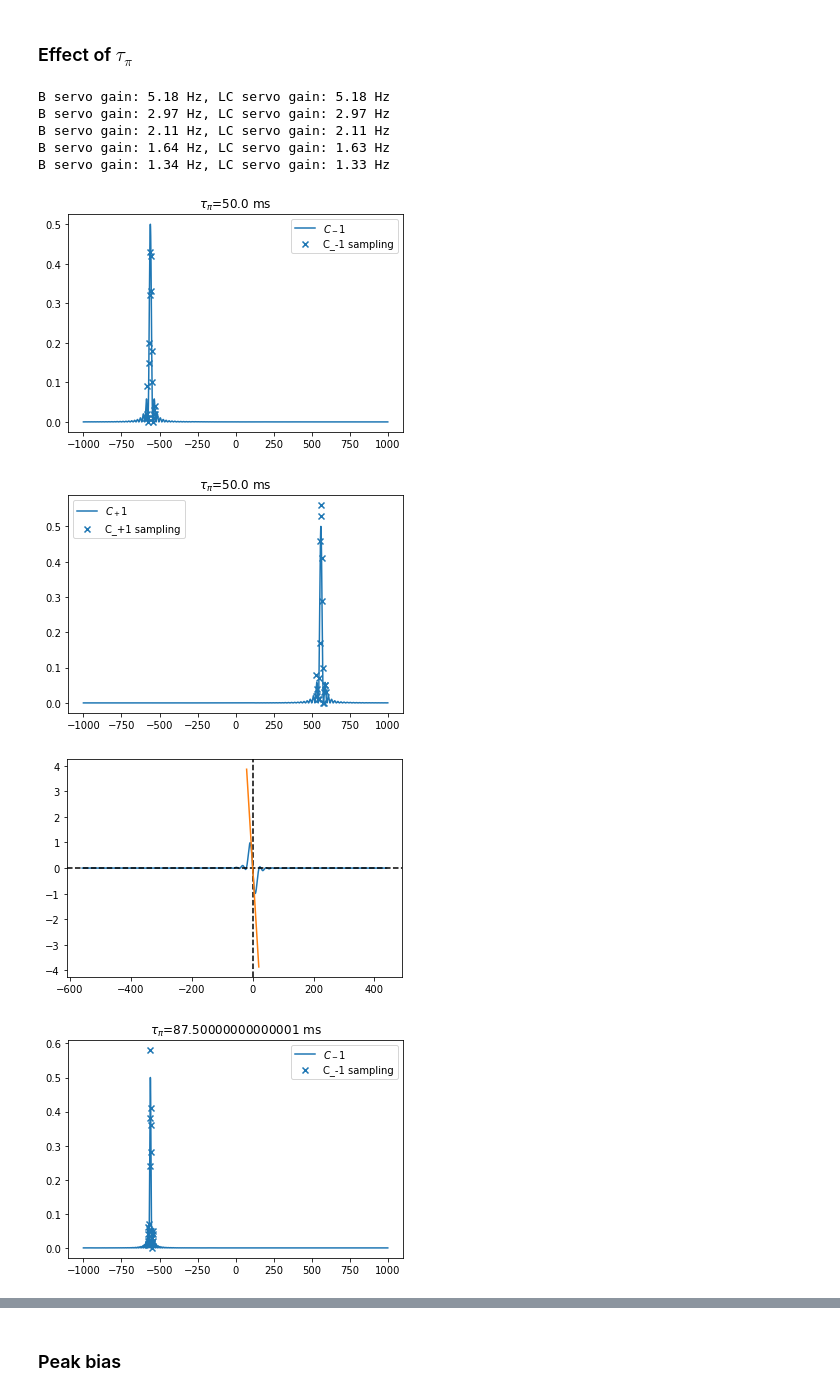
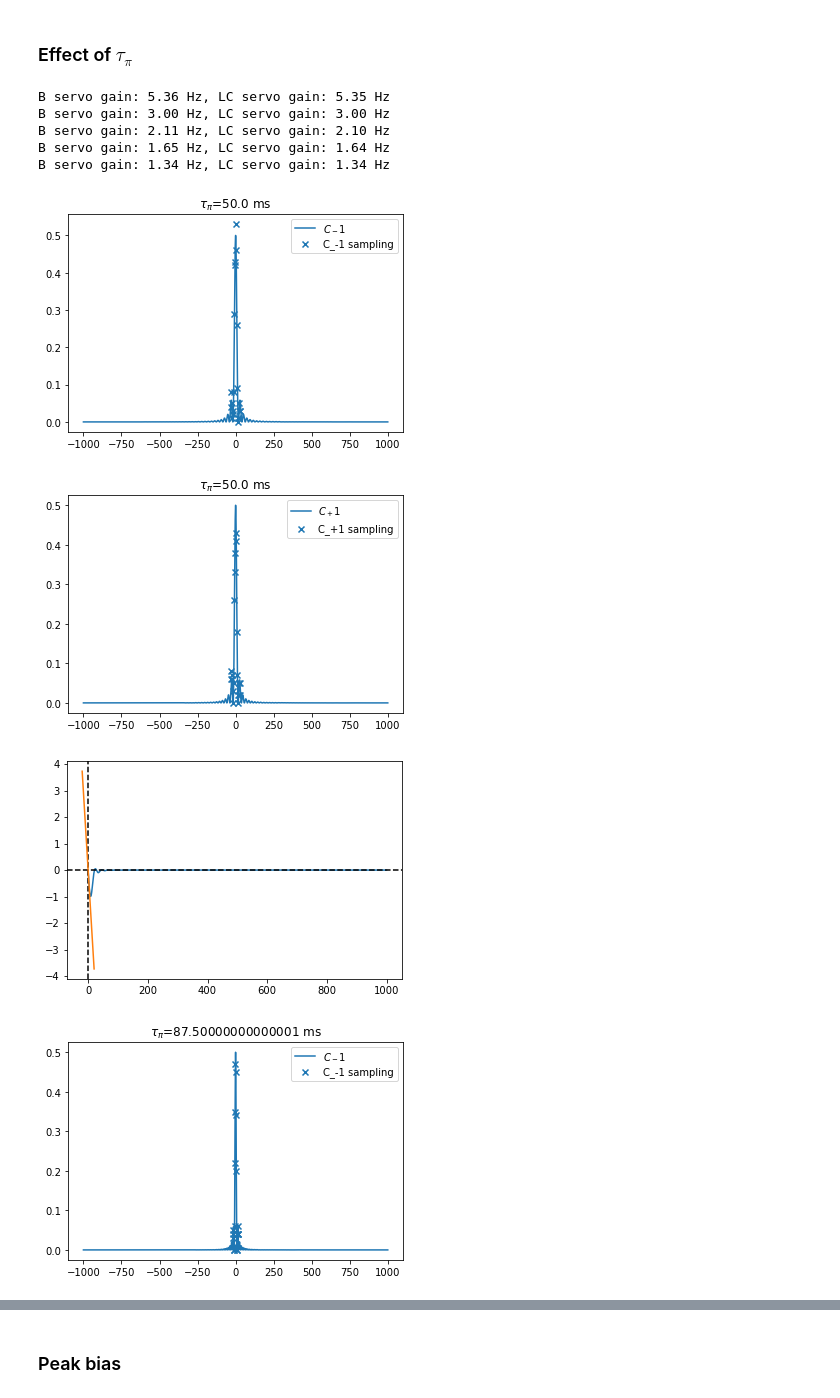
Before and after one commit to speug/srservosim, a Jupyter notebook: notebooks/bichromatic.ipynb, the cells around one changed output, grey strips where cells are left out. Drawn from its saved outputs; the diff is of its cells as text; code cells hidden in the pictures.

```diff
--- a/notebooks/bichromatic.ipynb
+++ b/notebooks/bichromatic.ipynb
@@ -47,0 +143,10 @@ plt.ylim([-0.02, 0.65])
+# %%
+seps = np.linspace(z_s-50, z_s+50, 100)
+p_pR = lineshape(0-seps+HWHM, tau_pi, False, center=center-linear_zeeman(B))
+p_mR = lineshape(0-seps-HWHM, tau_pi, False, center=center-linear_zeeman(B))
+p_pB = lineshape(0+seps+HWHM, tau_pi, False, center=center+linear_zeeman(B))
+p_mB = lineshape(0+seps-HWHM, tau_pi, False, center=center+linear_zeeman(B))
+pfb_1 = p_mR+p_pR
+pfb_2 = p_mB+p_pB
+discriminant_LC = (pfb_2 - pfb_1)
+plt.plot(seps, discriminant_LC)
@@ -49,6 +193,7 @@ plt.ylim([-0.02, 0.65])
 ### Zeeman peak separation discriminant function
 # %%
 seps = np.linspace(0, 1000, 1000)
+tau_pi = 6e-3
 z_s = linear_zeeman(B)
 HWHM = FWHM(lineshape(deltas, tau_pi, center=linear_zeeman(B)), deltas)/2.
 pfb_pB = lineshape(HWHM+seps, tau_pi, center=z_s)
@@ -99,12 +246,12 @@ plt.plot(delta,pfb_2 - pfb_1)
 ### Set-up
 # %%
 center = 0. # Hz, relative transition frequency
-B = 100 # nT, magnetic field strength
-B_drift = 0.01 # nT/s, B-field drift
+B = 10 # nT, magnetic field strength
+B_drift = 1./3600 # nT/s, B-field drift
 zeeman_coeff = 5.6 # Hz/nT, Zeeman peak coefficient
 linear_zeeman = lambda B: zeeman_coeff*B
 z_s = linear_zeeman(B) # initial linear Zeeman shift
-tau_pi = 150e-3 # Pi-pulse length
+tau_pi = 75e-3 # Pi-pulse length
 n_s = 100 # number of samples
 T_c = 2*tau_pi # s, single cycle length
 T_s = n_s * T_c # s, total sampling time
@@ -149,8 +296,8 @@ B servo gain: 1.73 Hz, LC servo gain: 1.74 Hz
 ### Run simulation
 # %%
 # initial values
-v0 = {'LC_servo': np.mean(f_centers),
-      'B_servo': np.mean(np.abs(f_centers)),
+v0 = {'LC_servo': np.mean(f_centers)-10,
+      'B_servo': np.mean(np.abs(f_centers))+10,
       'B_field': B,
       'Laser': 0.}
 sim_object=run_BC_simulation(t, f_centers, tau_pi, fwhms, servo_gains, v0)
@@ -184,15 +335,15 @@ fig.tight_layout()
 ### Effect of $\tau_\pi$
 # %%
 # initial values
-B_drift = 0.01 # nT/s, B-field drift
-zeeman_coeff = 5.6 # Hz/nT, Zeeman peak coefficient
+B_drift = 1./3600 # nT/s, B-field drift
+zeeman_coeff = 0*5.6 # Hz/nT, Zeeman peak coefficient
 linear_zeeman = lambda B: zeeman_coeff*B
 tau_pis = np.linspace(50e-3, 200e-3, 5) # Pi-pulse length
 n_s = 100 # number of samples
 state_preparation = False
 max_tau = 30000 # s, max integration time
 n_c = 2 # number of cycles per correction
-laser_drift = 20e-3 # Hz/s
+laser_drift = 0*20e-3 # Hz/s
 f0 = 444779044095486.5 # Hz, Sr88 SRS
 
 ts = []
@@ -288,39 +439,39 @@ for ti in range(len(tau_pis)):
         # sample probabilities. Laser drifts only once per pair as two sites are sampled simultaneously (is this a problem?)
         p_mB, f_cavity, delta_cavity = sampling_cycle(f_cavity, T_s, n_s, eta_C[i-1]-eta_B[i-1]+fwhms[0]/2., linecenter=-z_s, tau_pi=tau_pi, laser_drift=0.)
         p_pR, f_cavity, delta_cavity = sampling_cycle(f_cavity, T_s, n_s, eta_C[i-1]+eta_B[i-1]-fwhms[1]/2., linecenter=z_s, tau_pi=tau_pi, laser_drift=laser_drift)
         p_pB, f_cavity, delta_cavity = sampling_cycle(f_cavity, T_s, n_s, eta_C[i-1]+eta_B[i-1]+fwhms[1]/2., linecenter=z_s, tau_pi=tau_pi, laser_drift=0.)
         p_mR, f_cavity, delta_cavity = sampling_cycle(f_cavity, T_s, n_s, eta_C[i-1]-eta_B[i-1]-fwhms[0]/2., linecenter=-z_s, tau_pi=tau_pi, laser_drift=laser_drift)
 
         # Control B servo
         p_sep1 = p_pB + p_mR
         p_sep2 = p_mB + p_pR
         discriminant_B = np.divide(p_sep1 - p_sep2, p_sep1 + p_sep2)
         eta_B[i] = eta_B[i-1] + discriminant_B * servo_gains[0]
 
         # Control LC servo
         pfb_1 = p_mR+p_pR
         pfb_2 = p_mB+p_pB
         ps[i,:] = [p_mR, p_mB, p_pR, p_pB, pfb_1, pfb_2]
         discriminant_LC = (pfb_2 - pfb_1) / (pfb_2 + pfb_1)
         eta_C[i] = eta_C[i-1] + discriminant_LC * servo_gains[1]
 
         eta_cavity[i] = f_cavity
 
         # Drift mg-field
         B_field[i] = B_field[i-1] + B_drift
         z_s = linear_zeeman(B_field[i])
     ts += [t]
     eta_cavities += [eta_cavity]
     eta_Bs += [eta_B]
     eta_Cs += [eta_C]
     Bs += [B_field]
 # %% [output]
-B servo gain: 5.18 Hz, LC servo gain: 5.18 Hz
-B servo gain: 2.97 Hz, LC servo gain: 2.97 Hz
-B servo gain: 2.11 Hz, LC servo gain: 2.11 Hz
-B servo gain: 1.64 Hz, LC servo gain: 1.63 Hz
-B servo gain: 1.34 Hz, LC servo gain: 1.33 Hz
+B servo gain: 5.36 Hz, LC servo gain: 5.35 Hz
+B servo gain: 3.00 Hz, LC servo gain: 3.00 Hz
+B servo gain: 2.11 Hz, LC servo gain: 2.10 Hz
+B servo gain: 1.65 Hz, LC servo gain: 1.64 Hz
+B servo gain: 1.34 Hz, LC servo gain: 1.34 Hz
-[figure, old version]
+[figure, new version]
-[figure, old version]
+[figure, new version]
-[figure, old version]
+[figure, new version]
-[figure, old version]
+[figure, new version]
```
Also changed, not shown: parts of 14 cells of this notebook, 4 other files.
